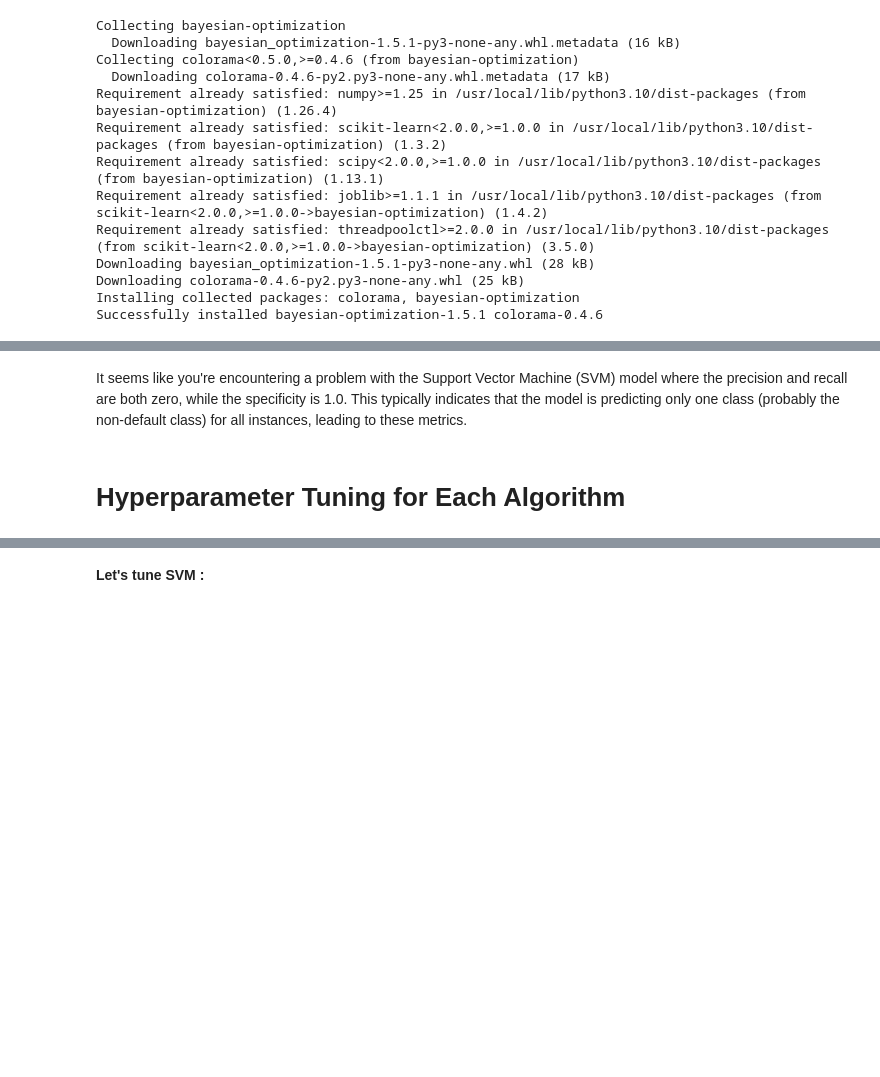
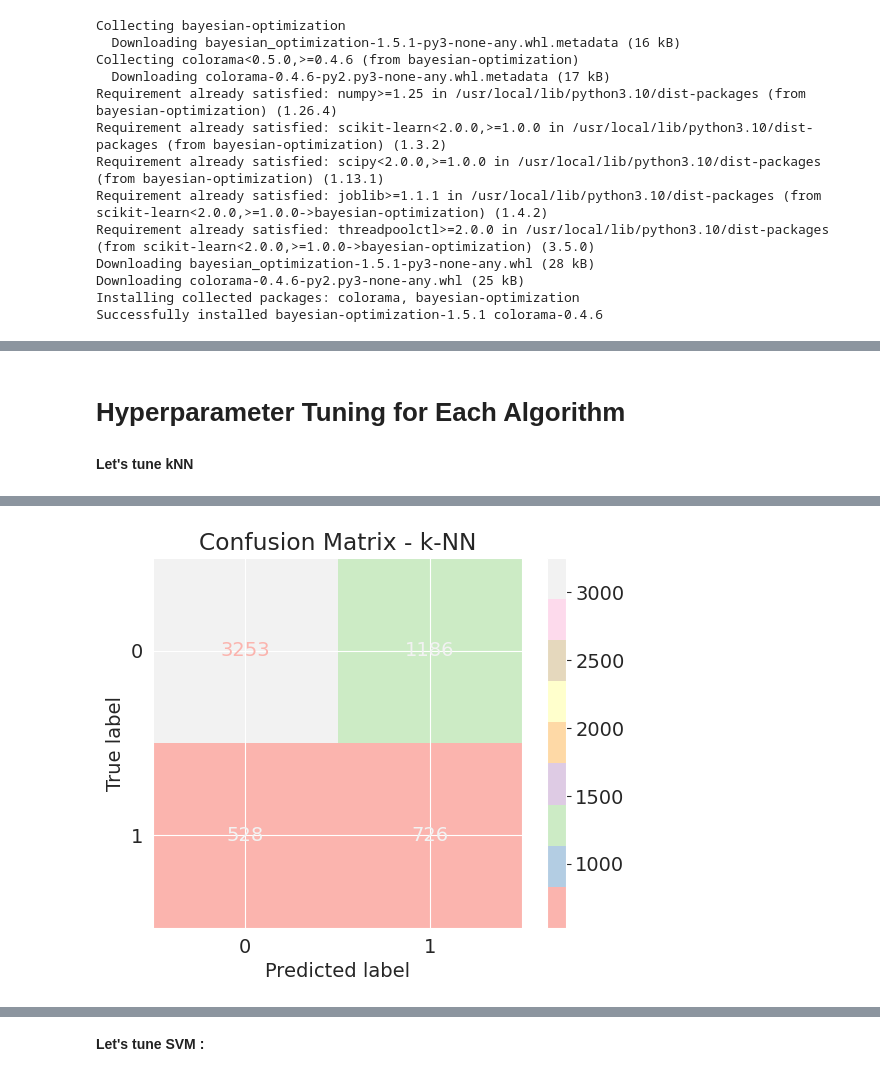
Before and after one commit to akgulhandan/MscThesis, a Jupyter notebook: MyThesis_v1.ipynb, the cells around one changed output, grey strips where cells are left out. Saved outputs shown, nothing was run; the diff lists cells and outputs as text; code cells hidden in the pictures; blank space fills up the shorter version.

```diff
--- a/MyThesis_v1.ipynb
+++ b/MyThesis_v1.ipynb
@@ -690,4 +681,4 @@ X_new = X_new.drop(ohe_colums, axis=1)
 # %%
-X_new_test = pd.concat([ohe_data2, x_test], axis=1) #create a new X_train by concatenating objects
-X_new_test = X_new_test.drop(ohe_colums, axis=1)
+X_test_encoded  = pd.concat([ohe_data2, x_test], axis=1) #create a new X_train by concatenating objects
+X_test_encoded  = X_test_encoded.drop(ohe_colums, axis=1)
 # %%
@@ -1022,5 +1081,3 @@ Confusion Matrix of the Algorithm
-# %% [markdown]
-It seems like you're encountering a problem with the Support Vector Machine (SVM) model where the precision and recall are both zero, while the specificity is 1.0. This typically indicates that the model is predicting only one class (probably the non-default class) for all instances, leading to these metrics.
 # %% [markdown]
 # Hyperparameter Tuning for Each Algorithm
 # %%
@@ -1031,3 +1089,70 @@ import lightgbm as lgb
 
 # Set the logger level for LightGBM to CRITICAL to suppress lesser messages
 logging.getLogger('lightgbm').setLevel(logging.CRITICAL)
+# %% [markdown]
+**Let's tune kNN**
+# %%
+import time
+from sklearn.model_selection import RandomizedSearchCV, StratifiedKFold
+from sklearn.neighbors import KNeighborsClassifier
+from sklearn.metrics import accuracy_score, precision_score, recall_score, confusion_matrix, ConfusionMatrixDisplay
+import matplotlib.pyplot as plt
+
+# Define the k-NN model
+knn = KNeighborsClassifier()
+
+# Define the parameter grid to search
+param_grid = {
+    'n_neighbors': range(1, 31),         # Number of neighbors to use
+    'metric': ['euclidean', 'manhattan', 'minkowski'],  # Distance metric
+    'algorithm': ['auto', 'ball_tree', 'kd_tree', 'brute'],  # Algorithm to compute the nearest neighbors
+    'weights': ['uniform', 'distance'],  # Weight function used in prediction
+}
+
+# Set up the cross-validation scheme
+cv = StratifiedKFold(n_splits=3, shuffle=True, random_state=42)
+
+# Start the timer
+start_time_knn = time.time()
+
+# Initialize RandomizedSearchCV
+randomized_search = RandomizedSearchCV(estimator=knn, param_distributions=param_grid,
+                                       n_iter=20, scoring='recall', cv=cv, verbose=1, n_jobs=-1)
+
+# Fit the model to find the best hyperparameters on the SMOTE-balanced training data
+randomized_search.fit(X_train_smote, y_train_smote)
+
+# Calculate the runtime
+end_time_knn = time.time()
+runtime_knn = end_time_knn - start_time_knn
+
+# Print the runtime
+print(f"Hyperparameter tuning took {runtime_knn:.2f} seconds.")
+
+# Print out the best parameters and the corresponding score
+print(f"Best Parameters: {randomized_search.best_params_}")
+print(f"Best Recall Score: {randomized_search.best_score_}")
+
+# Use the best model from RandomizedSearchCV to make predictions
+best_knn = randomized_search.best_estimator_
+
+# Evaluate on the test set using the original test data
+y_pred = best_knn.predict(X_test_final)
+
+# Calculate and print the final evaluation metrics
+print("Final k-NN Performance on Test Set:")
+print("Accuracy - ", accuracy_score(y_test, y_pred))
+print("Precision - ", precision_score(y_test, y_pred))
+print("Recall - ", recall_score(y_test, y_pred))
+print("Confusion Matrix:\n", confusion_matrix(y_test, y_pred))
+
+# Generate the confusion matrix
+cm = confusion_matrix(y_test, y_pred)
+print("Confusion Matrix:\n", cm)
+
+# Plot the confusion matrix
+disp = ConfusionMatrixDisplay(confusion_matrix=cm)
+disp.plot(cmap=plt.cm.Pastel1)
+plt.title("Confusion Matrix - k-NN")
+plt.show()
+# %% [output]
@@ -1033,0 +1173 @@ logging.getLogger('lightgbm').setLevel(logging.CRITICAL)
+[figure, added]
```
Also changed, not shown: parts of 36 cells of this notebook.
